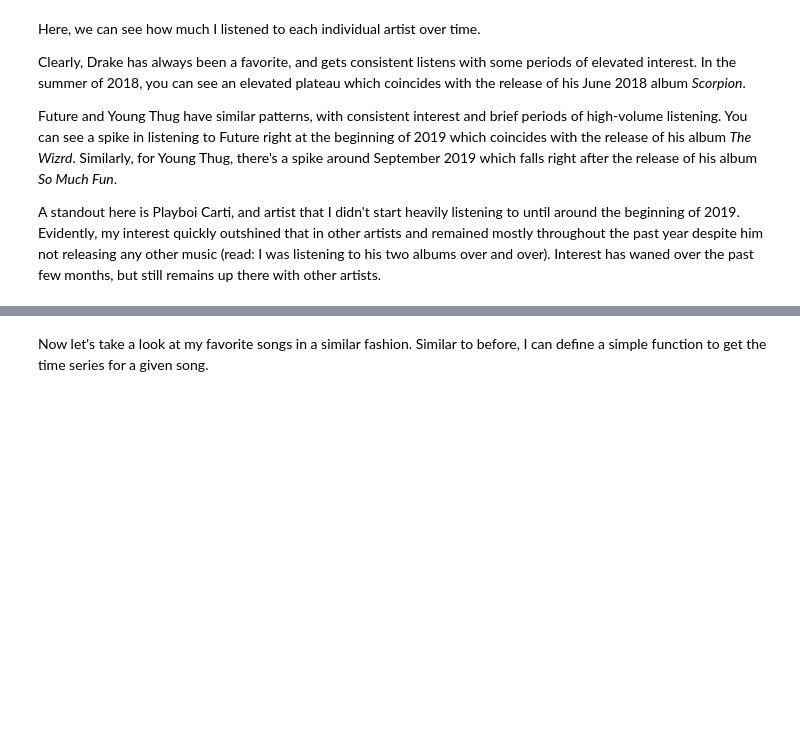
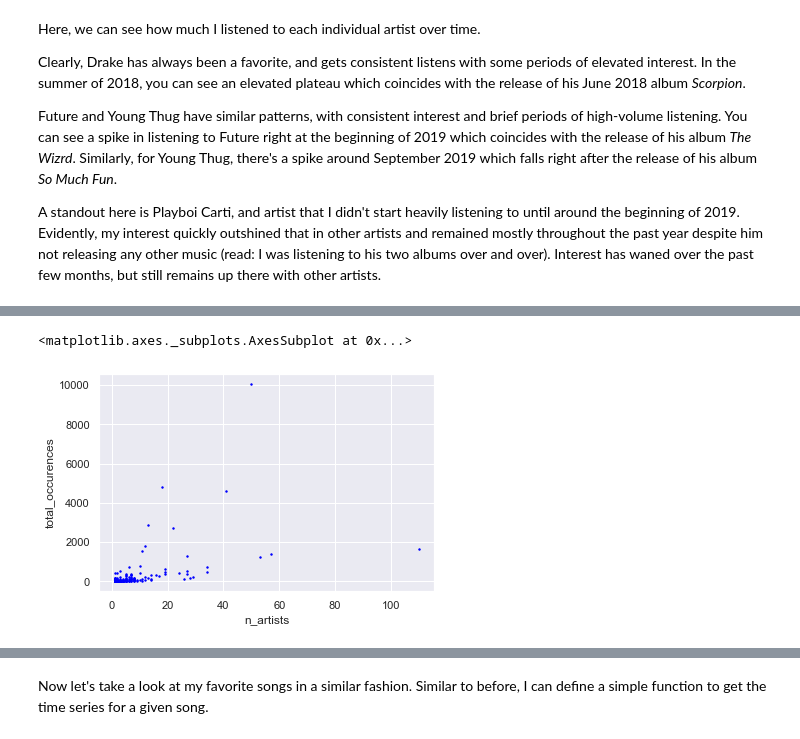
Before and after one commit to LeChase/spotify_hist, a Jupyter notebook: to_publish.ipynb, the cells around one changed output, grey strips where cells are left out. Drawn from its saved outputs; the diff is of its cells as text; code cells hidden in the pictures; blank space fills up the shorter version.

```diff
--- a/to_publish.ipynb
+++ b/to_publish.ipynb
@@ -485,0 +590,5 @@ A standout here is Playboi Carti, and artist that I didn't start heavily listeni
+# %%
+aggregated_artists.plot.scatter(y = 'total_occurences', x = 'n_artists', c = 'Blue', s = 2)
+# %% [output]
+<matplotlib.axes._subplots.AxesSubplot at 0x...>
+[figure, added]
```
Also changed, not shown: parts of 31 cells of this notebook.
